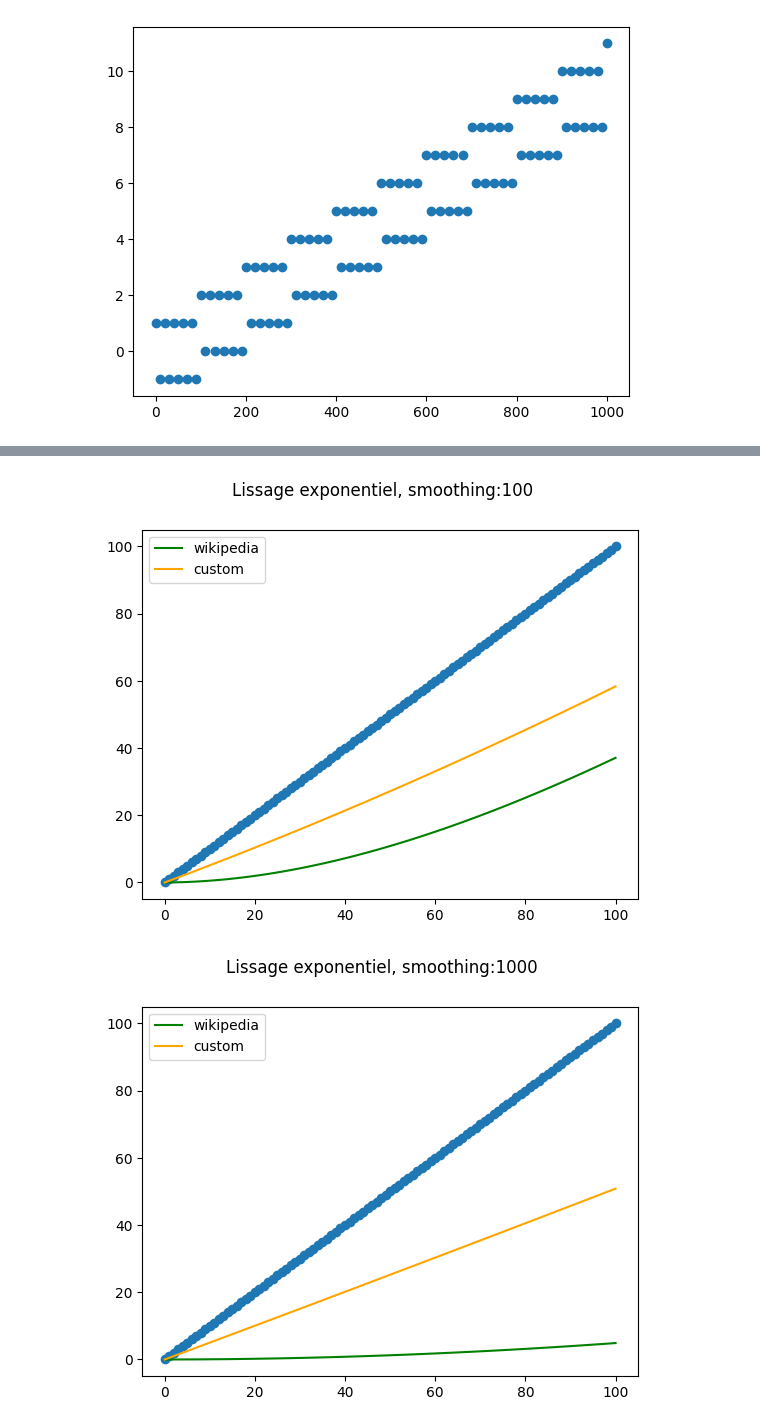
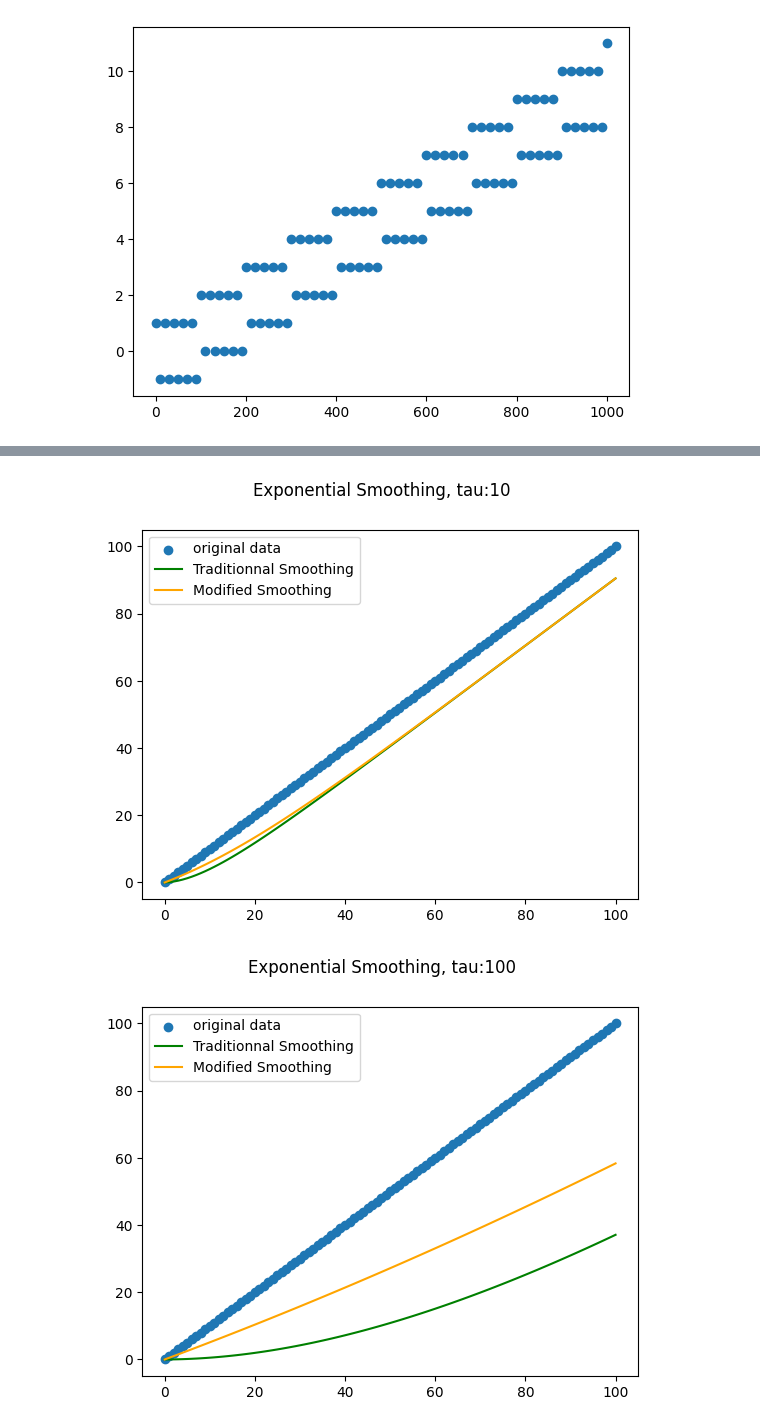
Before and after one commit to jeromedejaegher/exponential_smoothing, a Jupyter notebook: exponential_smoothing.ipynb, the cells around one changed output, grey strips where cells are left out. Drawn from its saved outputs; the diff is of its cells as text; code cells hidden in the pictures.

```diff
--- a/exponential_smoothing.ipynb
+++ b/exponential_smoothing.ipynb
@@ -37,14 +40,14 @@ def custom_exp_smoothing(x:np.array, tau:np.array):
     return s
 # %%
-y_ = 10 * np.ones(x_.shape)
-t_ = 10*x_
+y_ = 1 * np.ones(x_.shape)
+t_ = 1*x_
 u_ = np.cos(np.pi*x_) + x_//10
-for param in [10, 100, 1000, 10000, 1e6]:
+for param in [1, 10, 100, 1000]:
     plt.figure()
-    plt.suptitle(f"Lissage exponentiel, smoothing:{int(param)}")
-    plt.scatter(t_, u_)
-    plt.plot(t_, custom_exp_smoothing(x=u_, tau=y_/param), c="orange", label="custom")
-    plt.plot(t_, wikipedia_exp_smoothing(x=u_, tau=y_/param), c="green", label="wikipedia")
+    plt.suptitle(f"Lissage exponentiel, tau:{int(param)}")
+    plt.scatter(t_, u_, label='original data')
+    plt.plot(t_, custom_exp_smoothing(x=u_, t=t_, tau=param), c="orange", label="Modified Smoothing")
+    plt.plot(t_, wikipedia_exp_smoothing(x=u_, t=t_, tau=param), c="green", label="Traditionnal Smoothing")
     plt.legend()
     plt.savefig(f'img/plot_{int(param)}_slow.png')
     plt.show()
@@ -57,16 +59,17 @@ for param in [10, 100, 1000, 10000, 1e6]:
 # %%
 y_ = 1 * np.ones(x_.shape)
 t_ = x_
 u_ = x_
-for param in [100, 1000, 1e4, 1e5]:
+for param in [10, 100, 1000, 1e4]:
     plt.figure()
-    plt.suptitle(f"Lissage exponentiel, smoothing:{int(param)}")
-    plt.scatter(t_, u_)
-    plt.plot(t_, wikipedia_exp_smoothing(x=u_, tau=y_/param), c="green", label="wikipedia")
-    plt.plot(t_, custom_exp_smoothing(x=u_, tau=y_/param), c="orange", label="custom")
+    plt.suptitle(f"Exponential Smoothing, tau:{int(param)}")
+    plt.scatter(t_, u_, label='original data')
+    plt.plot(t_, wikipedia_exp_smoothing(x=u_, t=t_, tau=param), c="green", label="Traditionnal Smoothing")
+    plt.plot(t_, custom_exp_smoothing(x=u_, t=t_, tau=param), c="orange", label='Modified Smoothing')
     plt.legend()
     plt.savefig(f'img/plot_{int(param)}_fast.png')
+
     plt.show()
 # %% [output]
-[figure, old version]
+[figure, new version]
-[figure, old version]
+[figure, new version]
```
Also changed, not shown: parts of 7 cells of this notebook, 11 other files.
